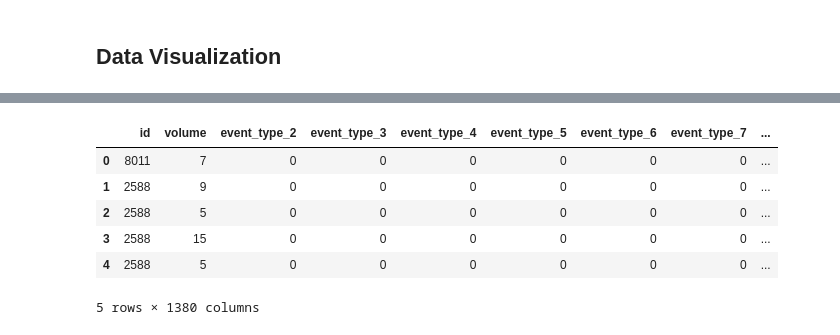
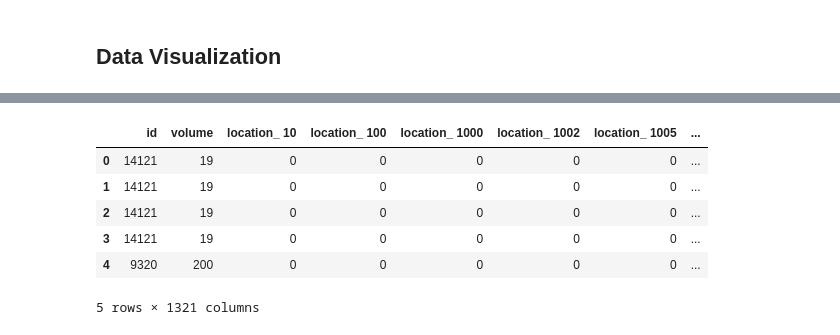
Before and after one commit to kvan493/Service_disruption_Project, a Jupyter notebook: Service_disruption.ipynb, the cells around one changed output, grey strips where cells are left out. Saved outputs shown, nothing was run; the diff lists cells and outputs as text; code cells hidden in the pictures.

```diff
--- a/Service_disruption.ipynb
+++ b/Service_disruption.ipynb
@@ -412,3 +418,0 @@ y = train['fault_severity']
-# %%
-df = m3.merge(x, on = 'id')
-df.info()
@@ -427,0 +419,6 @@ memory usage: 2.2+ MB
+# %%
+#Removing the word "location" before the location number
+df['location'] = df['location'].replace('location', '', regex = True)
+# %%
+#Change location dtype from int to category
+df['location'] = df['location'].astype('category')
@@ -428,11 +435,15 @@ memory usage: 2.2+ MB
+# %%
+#Split target 'fault_severity' from the rest of the dataframe to in order to prepare dataframe without affecting target
+target, train = train[['id', 'fault_severity']], df.drop('fault_severity', axis = 1)
 # %%
-X = pd.get_dummies(df, drop_first = True)
+#Getting sparse matrix for all attributes
+X = pd.get_dummies(train, drop_first = True)
 X.head()
 # %% [output]
-|  | id | volume | event_type_2 | event_type_3 | event_type_4 | event_type_5 | event_type_6 | event_type_7 | ... |
-| 0 | 8011 | 7 | 0 | 0 | 0 | 0 | 0 | 0 | ... |
-| 1 | 2588 | 9 | 0 | 0 | 0 | 0 | 0 | 0 | ... |
-| 2 | 2588 | 5 | 0 | 0 | 0 | 0 | 0 | 0 | ... |
-| 3 | 2588 | 15 | 0 | 0 | 0 | 0 | 0 | 0 | ... |
-| 4 | 2588 | 5 | 0 | 0 | 0 | 0 | 0 | 0 | ... |
+|  | id | volume | location_ 10 | location_ 100 | location_ 1000 | location_ 1002 | location_ 1005 | ... |
+| 0 | 14121 | 19 | 0 | 0 | 0 | 0 | 0 | ... |
+| 1 | 14121 | 19 | 0 | 0 | 0 | 0 | 0 | ... |
+| 2 | 14121 | 19 | 0 | 0 | 0 | 0 | 0 | ... |
+| 3 | 14121 | 19 | 0 | 0 | 0 | 0 | 0 | ... |
+| 4 | 9320 | 200 | 0 | 0 | 0 | 0 | 0 | ... |
-5 rows × 1380 columns
+5 rows × 1321 columns
```
Also changed, not shown: parts of 49 cells of this notebook.
